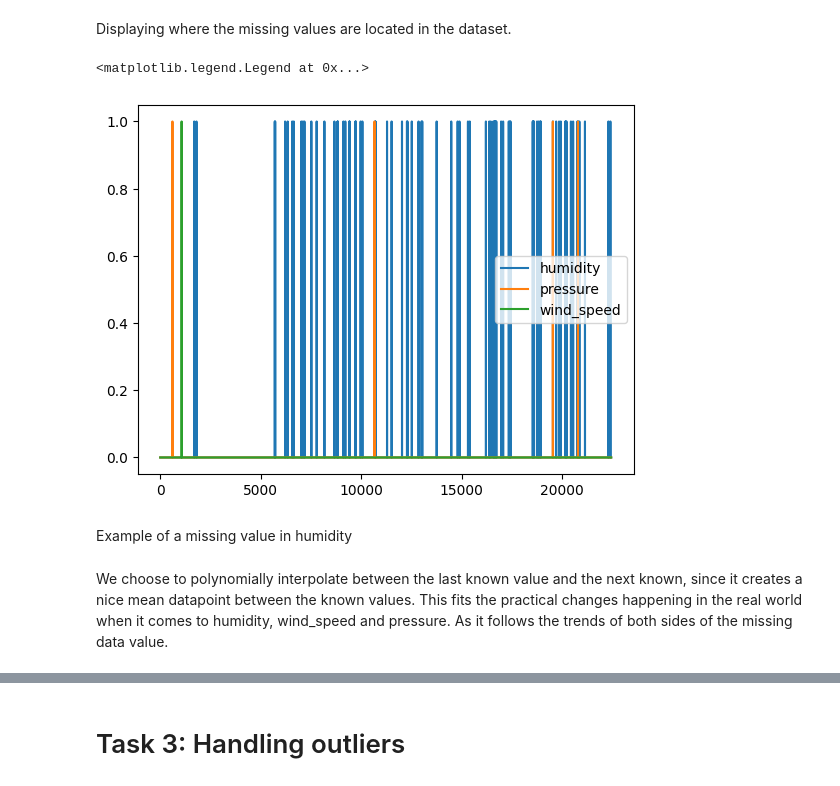
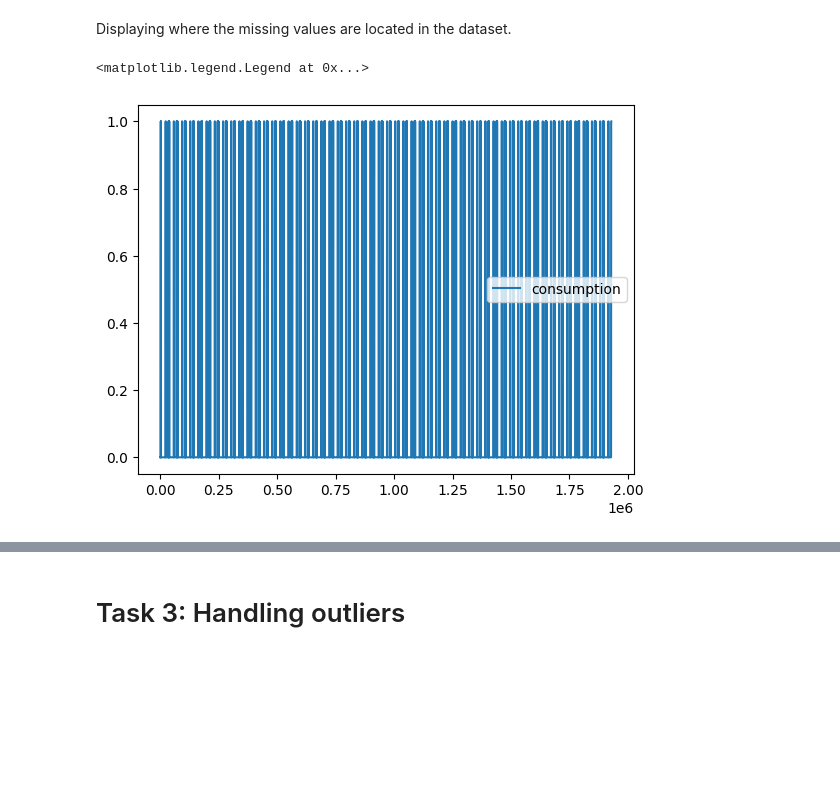
Before and after one commit to hallvardfw/IT3212, a Jupyter notebook: paraguay-energy-consump.ipynb, the cells around one changed output, grey strips where cells are left out. Cells and saved outputs as stored; diff of their text form; code cells hidden in the pictures; blank space fills up the shorter version.

```diff
--- a/paraguay-energy-consump.ipynb
+++ b/paraguay-energy-consump.ipynb
@@ -138,20 +135,10 @@ Displaying where the missing values are located in the dataset.
 # %%
 fig, ax = plt.subplots()
 
-humidity_null = df['humidity'].isnull()
-ax.plot(humidity_null)
+consumption_null = df['consumption'].isnull()
+ax.plot(consumption_null)
 
-pressure_null = df['pressure'].isnull()
-ax.plot(pressure_null)
-
-wind_speed_null = df['wind_speed'].isnull()
-ax.plot(wind_speed_null)
-
-ax.legend(['humidity', 'pressure', 'wind_speed'])
+ax.legend(['consumption'])
 # %% [output]
 <matplotlib.legend.Legend at 0x...>
-[figure, old version]
+[figure, new version]
-# %% [markdown]
-Example of a missing value in humidity
-# %% [markdown]
-We choose to polynomially interpolate between the last known value and the next known, since it creates a nice mean datapoint between the known values. This fits the practical changes happening in the real world when it comes to humidity, wind_speed and pressure. As it follows the trends of both sides of the missing data value.
```
Also changed, not shown: parts of 13 cells of this notebook.
